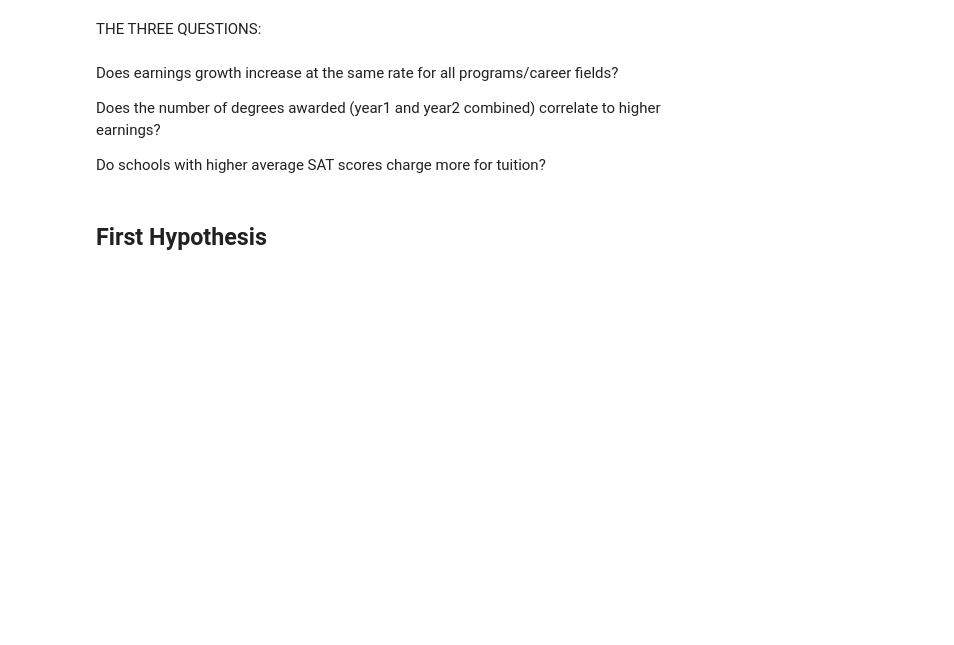
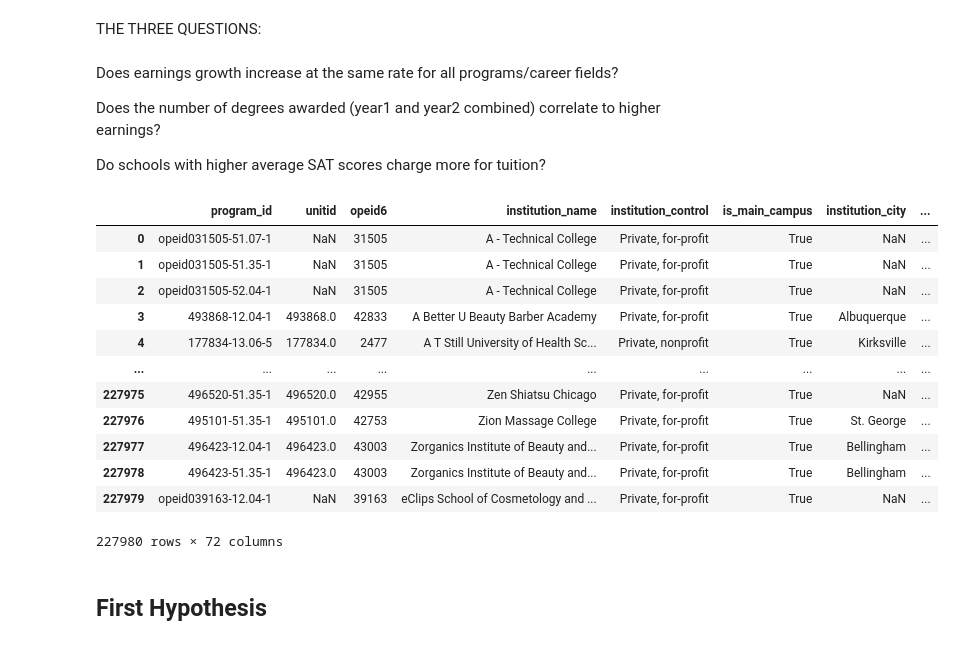
Before and after one commit to brimullinix/CMSC320_project, a Jupyter notebook: Checkpoint_2.ipynb, the cells around one changed output. Drawn from its saved outputs; the diff is of its cells as text; code cells hidden in the pictures; blank space fills up the shorter version.

```diff
--- a/Checkpoint_2.ipynb
+++ b/Checkpoint_2.ipynb
@@ -93,6 +93,23 @@ Does earnings growth increase at the same rate for all programs/career fields?
 Does the number of degrees awarded (year1 and year2 combined) correlate to higher earnings?
 
 Do schools with higher average SAT scores charge more for tuition?
+# %%
+pd.set_option('display.max_columns', None)
+display(df)
+# %% [output]
+|  | program_id | unitid | opeid6 | institution_name | institution_control | is_main_campus | institution_city | ... |
+| 0 | opeid031505-51.07-1 | NaN | 31505 | A - Technical College | Private, for-profit | True | NaN | ... |
+| 1 | opeid031505-51.35-1 | NaN | 31505 | A - Technical College | Private, for-profit | True | NaN | ... |
+| 2 | opeid031505-52.04-1 | NaN | 31505 | A - Technical College | Private, for-profit | True | NaN | ... |
+| 3 | 493868-12.04-1 | 493868.0 | 42833 | A Better U Beauty Barber Academy | Private, for-profit | True | Albuquerque | ... |
+| 4 | 177834-13.06-5 | 177834.0 | 2477 | A T Still University of Health Sc... | Private, nonprofit | True | Kirksville | ... |
+| ... | ... | ... | ... | ... | ... | ... | ... | ... |
+| 227975 | 496520-51.35-1 | 496520.0 | 42955 | Zen Shiatsu Chicago | Private, for-profit | True | NaN | ... |
+| 227976 | 495101-51.35-1 | 495101.0 | 42753 | Zion Massage College | Private, for-profit | True | St. George | ... |
+| 227977 | 496423-12.04-1 | 496423.0 | 43003 | Zorganics Institute of Beauty and... | Private, for-profit | True | Bellingham | ... |
+| 227978 | 496423-51.35-1 | 496423.0 | 43003 | Zorganics Institute of Beauty and... | Private, for-profit | True | Bellingham | ... |
+| 227979 | opeid039163-12.04-1 | NaN | 39163 | eClips School of Cosmetology and ... | Private, for-profit | True | NaN | ... |
+227980 rows × 72 columns
 # %% [markdown]
 ## First Hypothesis
 # %% [markdown]
```
Also changed, not shown: parts of 1 cell of this notebook.
